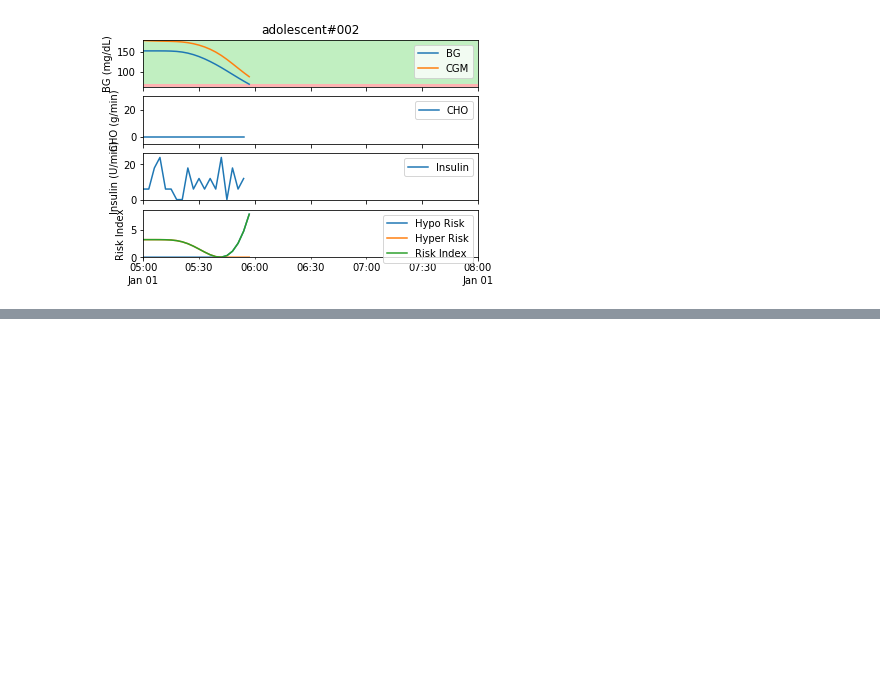
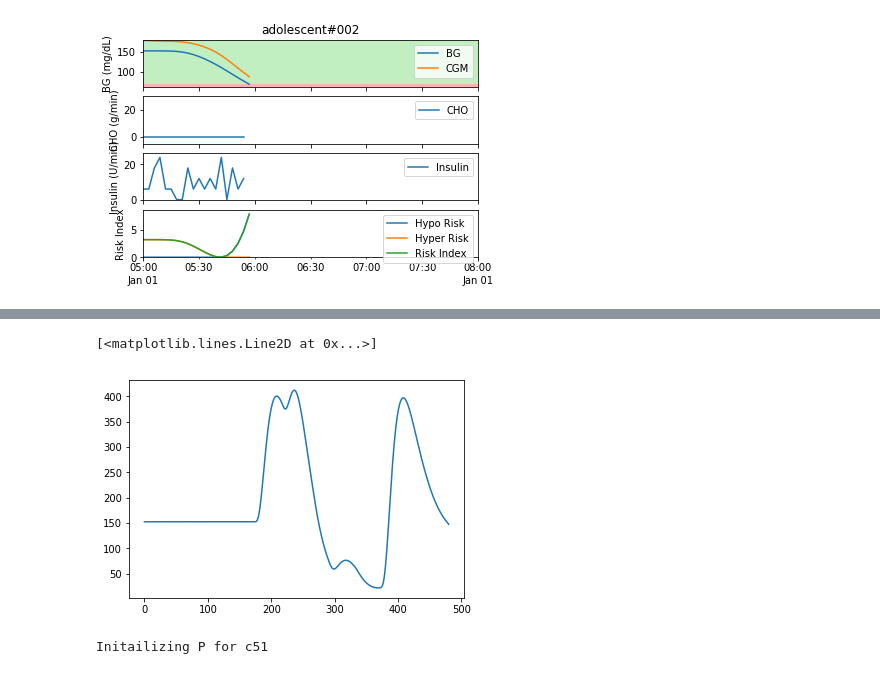
Before and after one commit to Rkeramati/cvar, a Jupyter notebook: glucose/Baseline.ipynb, the cells around one changed output, grey strips where cells are left out. Saved outputs shown, nothing was run; the diff lists cells and outputs as text; code cells hidden in the pictures; blank space fills up the shorter version.

```diff
--- a/glucose/Baseline.ipynb
+++ b/glucose/Baseline.ipynb
@@ -475,3 +646,37 @@ plt.plot(returns)
 [figure]
 # %%
 agent.epsilon = 0
+# %%
+from simglucose.simulation.env import T1DSimEnv
+from simglucose.controller.basal_bolus_ctrller import BBController
+from simglucose.sensor.cgm import CGMSensor
+from simglucose.sensor.noise_gen import CGMNoise
+from simglucose.actuator.pump import InsulinPump
+from simglucose.patient.t1dpatient import T1DPatient
+from simglucose.simulation.scenario_gen import RandomScenario
+from simglucose.simulation.scenario import CustomScenario
+from simglucose.simulation.sim_engine import SimObj, sim, batch_sim
+from datetime import timedelta
+from datetime import datetime
+from simglucose.controller.base import Controller, Action
+
+# specify start_time as the beginning of today
+now = datetime.now()
+start_time = datetime.combine(now.date(), datetime.min.time())
+
+# Specify results saving path
+path = './results'
+
+# Create a simulation environment
+patient = T1DPatient.withName('adolescent#002')
+sensor = CGMSensor.withName('Dexcom', seed=1)
+pump = InsulinPump.withName('Insulet')
+scenario = RandomScenario(start_time=start_time, seed=1)
+env = T1DSimEnv(patient, sensor, pump, scenario)
+
+# Create a controller
+controller = BBController()
+
+s1 = SimObj(env, controller, timedelta(days=1), animate=True, path=path)
+results1 = sim(s1)
+print(results1)
@@ -477,0 +701,5 @@ agent.epsilon = 0
+# %%
+plt.plot(env.BG_hist)
+# %% [output]
+[<matplotlib.lines.Line2D at 0x...>]
+[figure, added]
@@ -477,0 +744,5 @@ agent.epsilon = 0
+# %%
+Config = config()
+C51 = drl.C51(Config, ifCVaR=False, p =None)
+# %% [output]
+Initailizing P for c51
```
Also changed, not shown: parts of 20 cells of this notebook, 2 other files.
